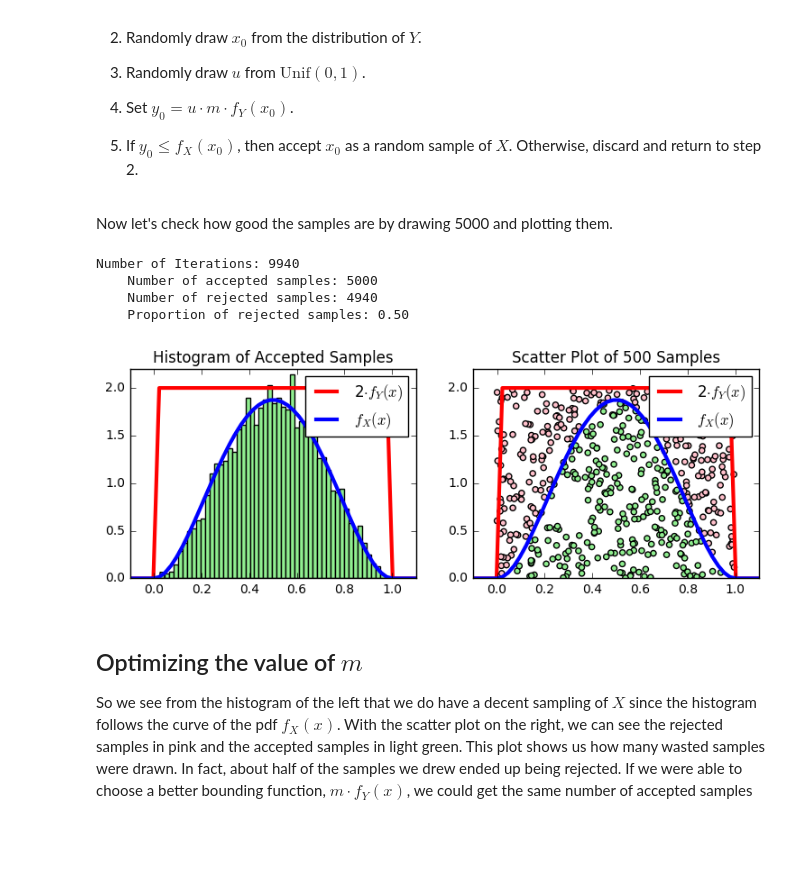
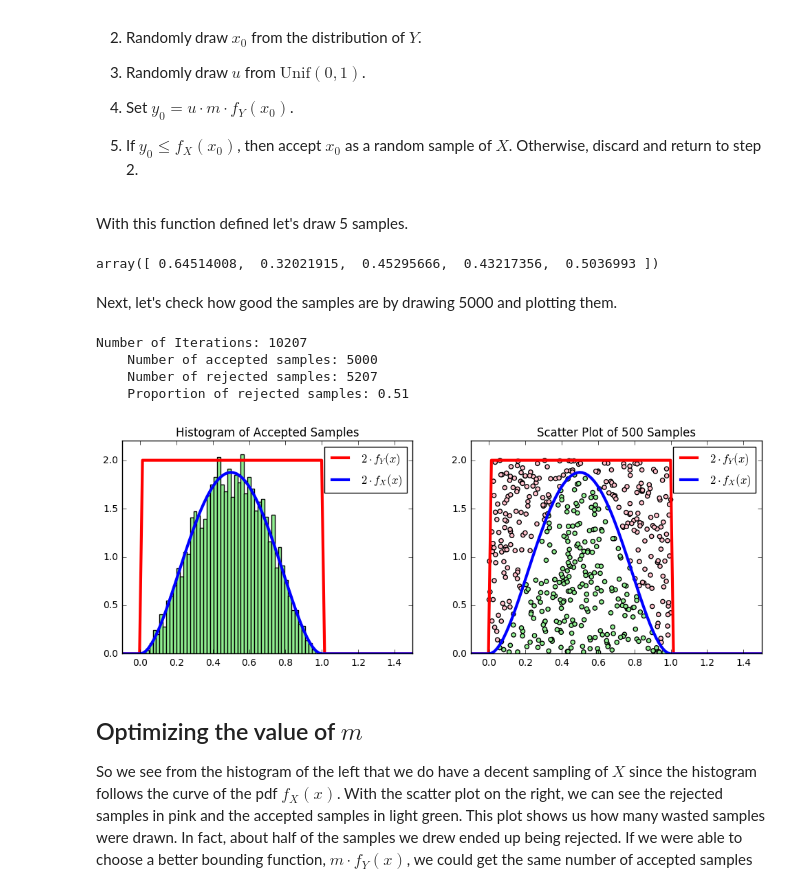
Before and after one commit to AbeNassar/Playground, a Jupyter notebook: Simulations/Python/Rejection Sampling.ipynb, the cells around one changed output. Cells and saved outputs as stored; diff of their text form; code cells hidden in the pictures; blank space fills up the shorter version.

```diff
--- a/Simulations/Python/Rejection Sampling.ipynb
+++ b/Simulations/Python/Rejection Sampling.ipynb
@@ -138,44 +188,58 @@ def drawSamples(Xpdf, m, Ydist, nSamples):
+# %% [markdown]
+With this function defined let's draw 5 samples.
+# %%
+Xpdf = lambda x: 30*(x**2-2.0*x**3 + x**4) if x>=0 and x<= 1  else 0
+Y = ss.uniform(0,1)
+m = 2
+nSamp = 5
+
+drawSamples(Xpdf, Y, m, nSamp)
+# %% [output]
+array([ 0.64514008,  0.32021915,  0.45295666,  0.43217356,  0.5036993 ])
 # %% [markdown]
-Now let's check how good the samples are by drawing 5000 and plotting them.
+Next, let's check how good the samples are by drawing 5000 and plotting them.
 # %%
-%matplotlib inline
+def runSimulation(Xpdf, Ydist, m):
+    # set plot size
+    plt.figure(figsize=[12,4])
 
-def runSimulation(Xpdf, m, Ydist):
-    # set plot size
-    plt.figure(figsize=[9,3])
-
-    # Draw 5000 Samples
-    X = drawSamples(Xpdf, m=m, Ydist=Ydist, nSamples=5000)
+    # Draw 5000 Samples.
+    X = drawSamples(Xpdf,
+                    Y_distribution=Ydist,
+                    m=m,
+                    nSamples=5000,
+                    keepRejects=True # keeps rejects and y-values
+                   )
 
     # Plot Histogram
     plt.subplot(1,2,1)
     AcceptedX = X[X[:,2]==1]
     plt.hist(AcceptedX[:,0], normed=True, bins=50, color="lightgreen")
-    PlotPDF("Histogram of Accepted Samples")
+    PlotPDF(f_X, f_Y, m, plotTitle="Histogram of Accepted Samples")
 
     # Plotting a Scatter plot with both rejected and accepted samples
     plt.subplot(1,2,2)
     colDict = {0:"pink",1:"lightgreen"}
     pointColor = map(colDict.get,X[:,2])
     plt.scatter(X[0:500,0],X[0:500,1], c=pointColor)
     plt.xlim(0,1)
     plt.ylim(0,2)
-    PlotPDF("Scatter Plot of 500 Samples")
+    PlotPDF(f_X, f_Y, m, plotTitle="Scatter Plot of 500 Samples")
 
     # Printing details of the process
     print("""Number of Iterations: {:.0f}
     Number of accepted samples: {:.0f}
     Number of rejected samples: {:.0f}
     Proportion of rejected samples: {:0.2f}
     """.format(X[:,2].shape[0], sum(X[:,2]), sum(1-X[:,2]), sum(1-X[:,2])/X[:,2].shape[0] ))
 
-runSimulation(f_X, m=2, Ydist=ss.uniform(0,1))
+runSimulation(f_X, Ydist=ss.uniform(0,1), m=2)
 # %% [output]
-Number of Iterations: 9940
+Number of Iterations: 10207
     Number of accepted samples: 5000
-    Number of rejected samples: 4940
-    Proportion of rejected samples: 0.50
+    Number of rejected samples: 5207
+    Proportion of rejected samples: 0.51
-[figure, old version]
+[figure, new version]
 # %% [markdown]
 ## Optimizing the value of $m$
 So we see from the histogram of the left that we do have a decent sampling of $X$ since the histogram follows the curve of the pdf $f_X(x)$. With the scatter plot on the right, we can see the rejected samples in pink and the accepted samples in light green. This plot shows us how many wasted samples were drawn. In fact, about half of the samples we drew ended up being rejected. If we were able to choose a better bounding function, $m\cdot f_Y(x)$, we could get the same number of accepted samples with fewer iterations.
```
Also changed, not shown: parts of 10 cells of this notebook.
